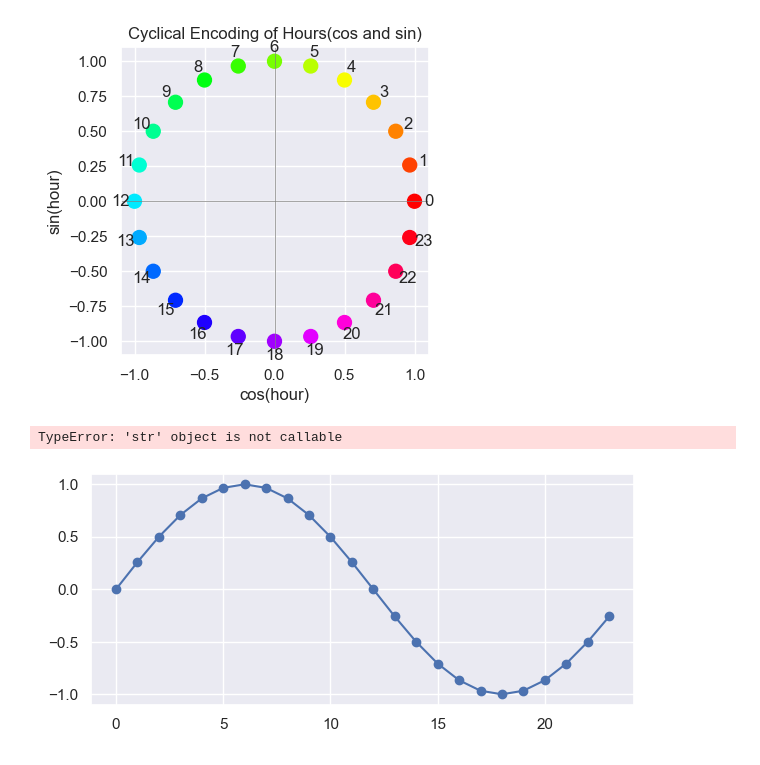
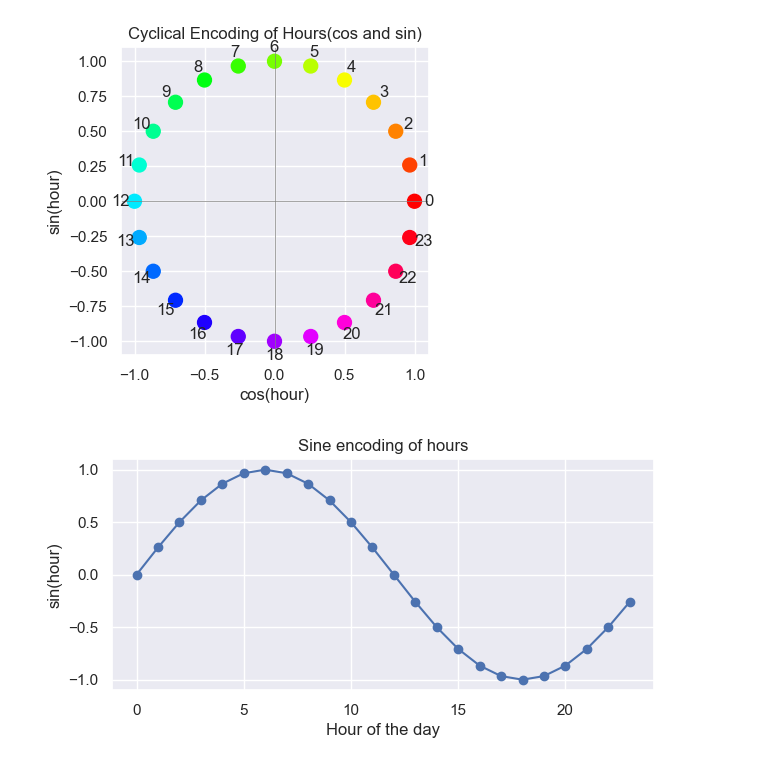
Before and after one commit to VyshnaviKarakatla/statistics-notebooks, a Jupyter notebook: _05_statistics.ipynb, the cells around one changed output. Cells and saved outputs as stored; diff of their text form; code cells hidden in the pictures.

```diff
--- a/_05_statistics.ipynb
+++ b/_05_statistics.ipynb
@@ -589,16 +589,16 @@ plt.show()
 # %% [output]
 [figure]
 # %%
+import numpy as np
+import matplotlib.pyplot as plt
 hour=np.arange(0,24)
 hour_sin=np.sin(2*np.pi*df1['hour']/24)
 hour_cos=np.cos(2*np.pi*df1['hour']/24)
 plt.figure(figsize=(7,3))
 plt.plot(hour,hour_sin,marker='o')
-plt.xticks(hours)
-plt.xlabel('cos(hour)')
+plt.xlabel('Hour of the day')
 plt.ylabel('sin(hour)')
 plt.title('Sine encoding of hours')
 plt.grid(True)
 # %% [output]
-TypeError: 'str' object is not callable
-[figure, old version]
+[figure, new version]
```
